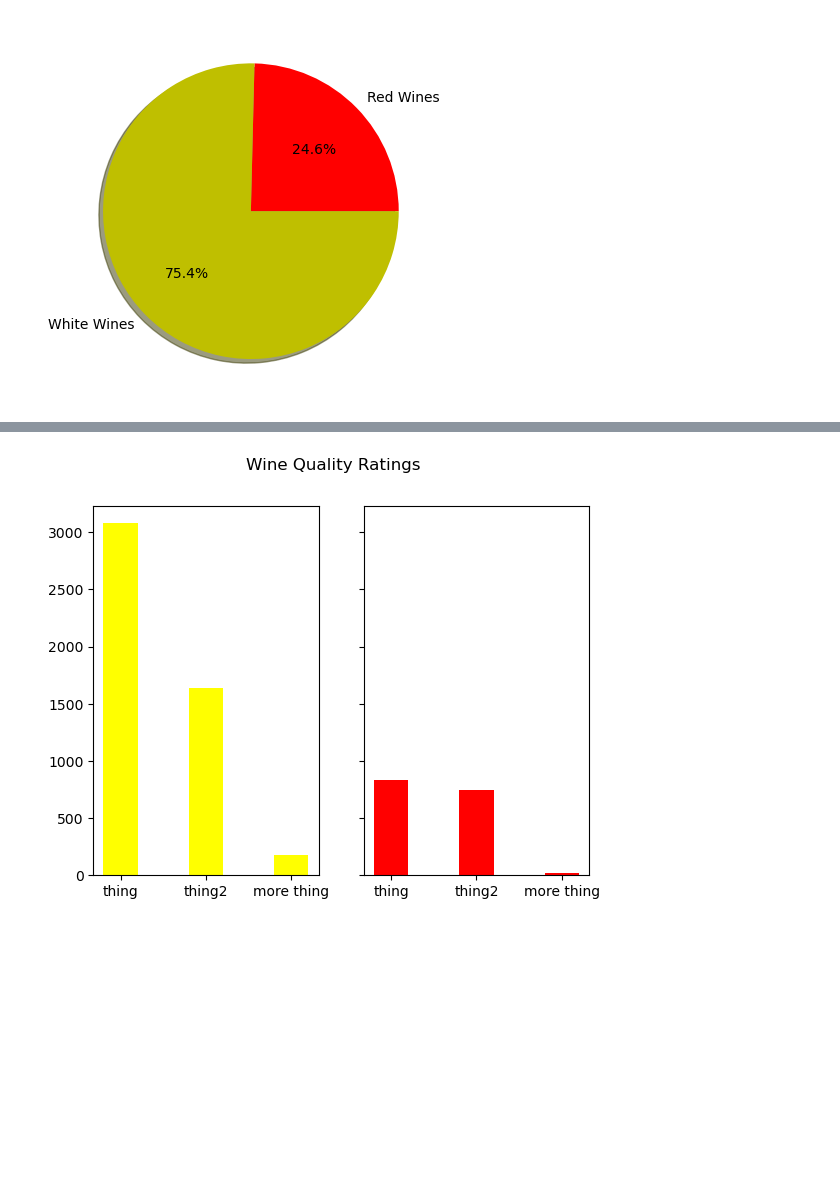
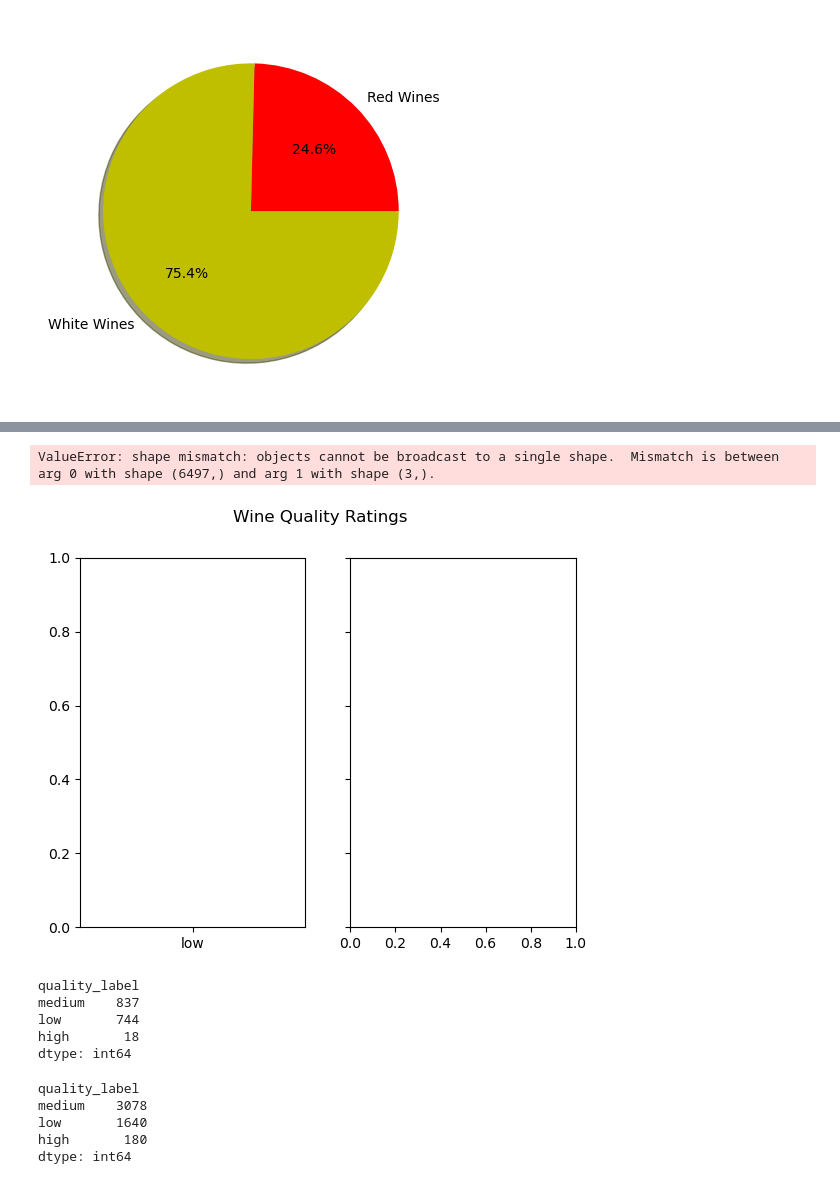
Before and after one commit to cdb8675309/Sprint-1-Nicer, a Jupyter notebook: P2_Sprint1_nicer.ipynb, the cells around one changed output, grey strips where cells are left out. Cells and saved outputs as stored; diff of their text form; code cells hidden in the pictures; blank space fills up the shorter version.

```diff
--- a/P2_Sprint1_nicer.ipynb
+++ b/P2_Sprint1_nicer.ipynb
@@ -223,33 +239,53 @@ plt.pie(slices,
 # %%
 #Now create a plot to show the distribution of qualities. It should look similar to the one below
 
 ###to combine the graphs, you're going to have to use subplots, and share the axes (x, or y), using axs,
 
 #rwcountof_ratings = red_wine_copy.value_counts('quality_label')
 #wwcountof_ratings = cwo['White Wines Stats'].value_counts('quality_label')
 
 
 #fig = plt.figure(figsize = (10, 5))
 
 
 import numpy as np
 import matplotlib.pyplot as plt
 
 #combiwines.set_index('quality_label')
 
-x_ratings = ("thing", "thing2", "more thing")
+#x_ratings = ("thing", "thing2", "more thing")
+#white_x = white_wine['quality_label']
+#red_x = red_wine['quality_label']
+x = combiwines['quality_label']
 rwcountof_ratings = red_wine.value_counts('quality_label')
 wwcountof_ratings = white_wine.value_counts('quality_label')
 
 
 #plt.bar(x_ratings, rwcountof_ratings, color ='red', width = 0.4)
 
 fig, (ax1, ax2) = plt.subplots(1, 2, sharey=True)
 fig.suptitle('Wine Quality Ratings')
-ax1.bar(x_ratings, wwcountof_ratings, color ='yellow', width = 0.4)
-ax2.bar(x_ratings, rwcountof_ratings, color ='red', width = 0.4)
+ax1.bar(x, wwcountof_ratings, color ='yellow', width = 0.4)
+ax2.bar(x, rwcountof_ratings, color ='red', width = 0.4)
 
 
 plt.show()
 # %% [output]
+ValueError: shape mismatch: objects cannot be broadcast to a single shape.  Mismatch is between arg 0 with shape (6497,) and arg 1 with shape (3,).
-[figure, old version]
+[figure, new version]
+# %%
+red_wine.value_counts('quality_label')
+# %% [output]
+quality_label
+medium    837
+low       744
+high       18
+dtype: int64
+# %%
+white_wine.value_counts('quality_label')
+# %% [output]
+quality_label
+medium    3078
+low       1640
+high       180
+dtype: int64
```
Also changed, not shown: parts of 2 cells of this notebook.
